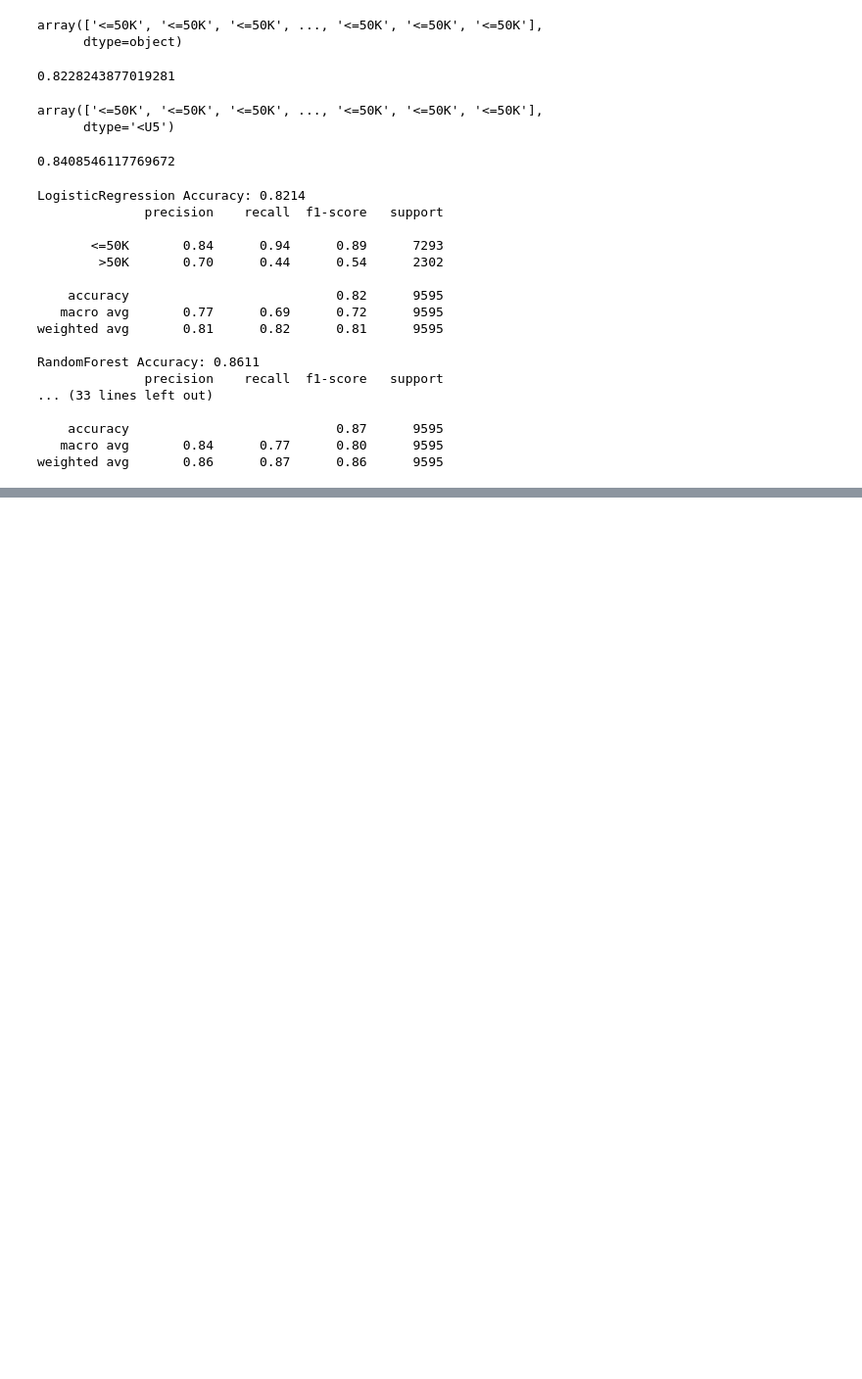
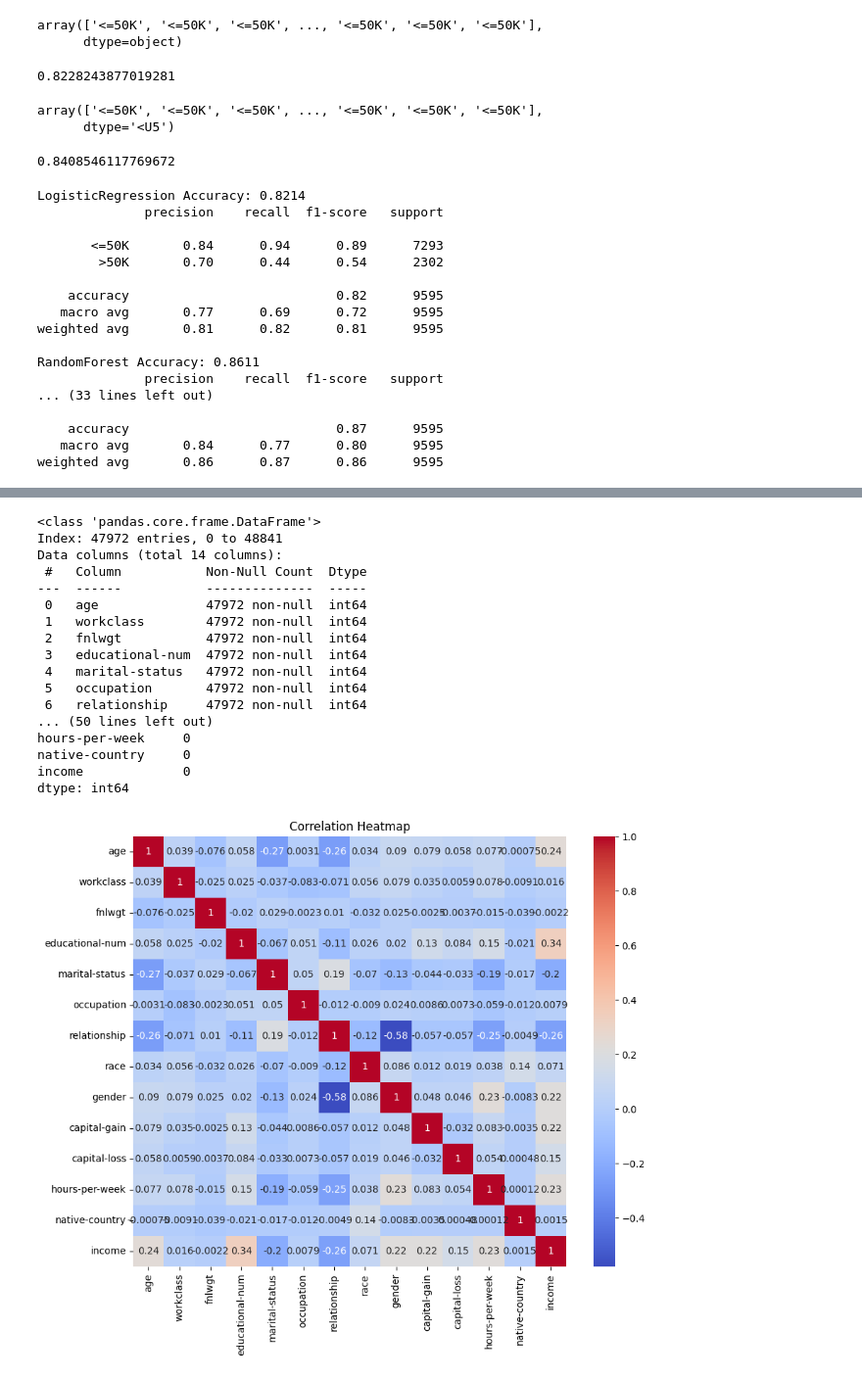
Before and after one commit to Varsha241224/EmployeeSalaryPrediction, a Jupyter notebook: Employeesalary.ipynb, the cells around one changed output, grey strips where cells are left out. Shown: that part at 98% size. Cells and saved outputs as stored; diff of their text form; code cells hidden in the pictures; blank space fills up the shorter version.

```diff
--- a/Employeesalary.ipynb
+++ b/Employeesalary.ipynb
@@ -439,24 +444,3 @@ RandomForest Accuracy: 0.8611
     accuracy                           0.87      9595
    macro avg       0.84      0.77      0.80      9595
 weighted avg       0.86      0.87      0.86      9595
-# %%
-import pandas as pd
-from sklearn.model_selection import train_test_split
-
-# Step 1: Load the dataset
-data = pd.read_csv('your_dataset.csv')
-
-# Step 2: Separate features (X) and target (y)
-X = data.drop(columns=['target_column_name'])  # Replace 'target_column_name' with your actual target column
-y = data['target_column_name']
-
-# Step 3: Print shapes to verify
-print("X shape:", X.shape)
-print("y shape:", y.shape)
-
-# Step 4: Split the data
-xtrain, xtests, ytrain, ytests = train_test_split(X, y, test_size=0.2, random_state=42)
-
-# Step 5: Verify the split
-print("Training set size:", xtrain.shape, ytrain.shape)
-print("Testing set size:", xtests.shape, ytests.shape)
@@ -517,0 +459,41 @@ NameError: name 'X' is not defined
+# %%
+# Basic dataset information
+import seaborn as sns
+print(data.info())
+print(data.describe())
+print(data.isnull().sum())
+
+# Fill or drop missing values if necessary
+data.dropna(inplace=True)
+
+# Encode categorical variables
+label_encoders = {}
+for col in data.select_dtypes(include='object').columns:
+    le = LabelEncoder()
+    data[col] = le.fit_transform(data[col])
+    label_encoders[col] = le
+
+# Correlation matrix
+plt.figure(figsize=(10,8))
+sns.heatmap(data.corr(), annot=True, cmap="coolwarm")
+plt.title("Correlation Heatmap")
+plt.show()
+# %% [output]
+<class 'pandas.core.frame.DataFrame'>
+Index: 47972 entries, 0 to 48841
+Data columns (total 14 columns):
+ #   Column           Non-Null Count  Dtype
+---  ------           --------------  -----
+ 0   age              47972 non-null  int64
+ 1   workclass        47972 non-null  int64
+ 2   fnlwgt           47972 non-null  int64
+ 3   educational-num  47972 non-null  int64
+ 4   marital-status   47972 non-null  int64
+ 5   occupation       47972 non-null  int64
+ 6   relationship     47972 non-null  int64
+... (50 lines left out)
+hours-per-week     0
+native-country     0
+income             0
+dtype: int64
+[figure, added]
```
Also changed, not shown: parts of 15 cells of this notebook.
